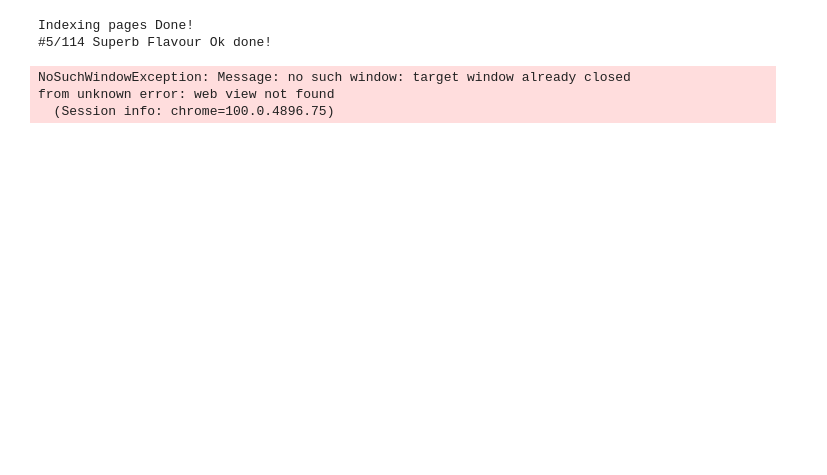
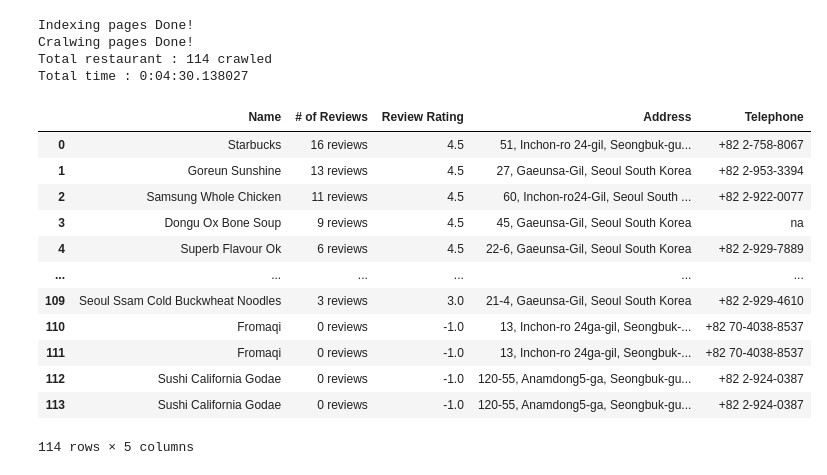
Before and after one commit to KTJ066/Python-Tri, a Jupyter notebook: test_sheet.ipynb, the cells around one changed output. Drawn from its saved outputs; the diff is of its cells as text; code cells hidden in the pictures; blank space fills up the shorter version.

```diff
--- a/test_sheet.ipynb
+++ b/test_sheet.ipynb
@@ -9,7 +9,7 @@ start_time = datetime.now()
 
 url_site = 'https://www.tripadvisor.com'
 url = 'https://www.tripadvisor.com/Restaurants-g294197-zfn15566165-Seoul.html'
-driver = webdriver.Chrome('./chromedriver/chromedriver')
+driver = webdriver.Chrome('/Users/jonghyunkim/repo/Tristan/chromedriver')
 driver.get(url)
 
 soup = BeautifulSoup(driver.page_source, 'html.parser')
@@ -39,34 +39,46 @@ for i, link in enumerate(restaurants_link_total):
     # name = soup.select('#component_32 > div > div.eTnlN._W.w.O > h1')[0].text
     name = soup.find(class_='eTnlN _W w O').text.replace(' UnclaimedSaveShare ','')
     review_num = soup.find(class_='eBTWs').text
     rating = soup.find(class_='RWYkj d H0')['aria-label'].replace(' of 5 bubbles','')
     address = soup.find_all(class_='fhGHT')[1].text
     try:
         phone = soup.find_all(class_='iPqaD _F G- ddFHE eKwUx')[1].text
     except:
         phone = 'na'
 
     restaurants_data = [name, review_num, rating, address, phone]
     context.append(restaurants_data)
     print(f'#{i+1}/{len(restaurants_link_total)} {name} done!                                 ', end='\r')
 
 
 print('Cralwing pages Done!                                  ')
 
 driver.quit()
 
 
 df = pd.DataFrame(data=context, columns=['Name','# of Reviews','Review Rating','Address','Telephone'])
 df.to_excel('kim_jiuk_2017120029.xlsx')
 
 end_time = datetime.now()
 print(f'Total restaurant : {i+1} crawled')
 print(f'Total time : {end_time - start_time}')
 
 df
 # %% [output]
 Indexing pages Done!
-#5/114 Superb Flavour Ok done!
+Cralwing pages Done!
+Total restaurant : 114 crawled
+Total time : 0:04:30.138027
+|  | Name | # of Reviews | Review Rating | Address | Telephone |
+| 0 | Starbucks | 16 reviews | 4.5 | 51, Inchon-ro 24-gil, Seongbuk-gu... | +82 2-758-8067 |
+| 1 | Goreun Sunshine | 13 reviews | 4.5 | 27, Gaeunsa-Gil, Seoul South Korea | +82 2-953-3394 |
+| 2 | Samsung Whole Chicken | 11 reviews | 4.5 | 60, Inchon-ro24-Gil, Seoul South ... | +82 2-922-0077 |
+| 3 | Dongu Ox Bone Soup | 9 reviews | 4.5 | 45, Gaeunsa-Gil, Seoul South Korea | na |
+| 4 | Superb Flavour Ok | 6 reviews | 4.5 | 22-6, Gaeunsa-Gil, Seoul South Korea | +82 2-929-7889 |
+| ... | ... | ... | ... | ... | ... |
+| 109 | Seoul Ssam Cold Buckwheat Noodles | 3 reviews | 3.0 | 21-4, Gaeunsa-Gil, Seoul South Korea | +82 2-929-4610 |
+| 110 | Fromaqi | 0 reviews | -1.0 | 13, Inchon-ro 24ga-gil, Seongbuk-... | +82 70-4038-8537 |
+| 111 | Fromaqi | 0 reviews | -1.0 | 13, Inchon-ro 24ga-gil, Seongbuk-... | +82 70-4038-8537 |
+| 112 | Sushi California Godae | 0 reviews | -1.0 | 120-55, Anamdong5-ga, Seongbuk-gu... | +82 2-924-0387 |
+| 113 | Sushi California Godae | 0 reviews | -1.0 | 120-55, Anamdong5-ga, Seongbuk-gu... | +82 2-924-0387 |
-NoSuchWindowException: Message: no such window: target window already closed
-from unknown error: web view not found
-  (Session info: chrome=100.0.4896.75)
+114 rows × 5 columns
```
Also changed, not shown: 4 other files.
